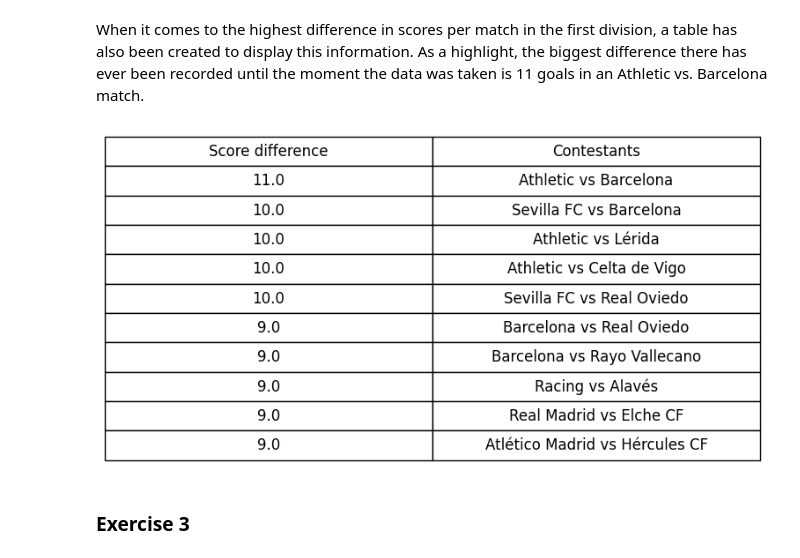
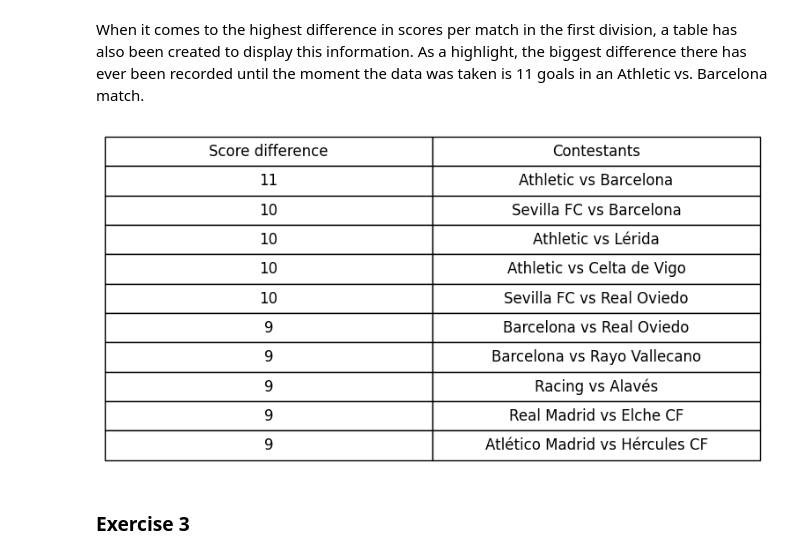
Before and after one commit to coders-unidas/la-quiniela, a Jupyter notebook: analysis/data_analysis.ipynb, the cells around one changed output. Cells and saved outputs as stored; diff of their text form; code cells hidden in the pictures.

```diff
--- a/analysis/data_analysis.ipynb
+++ b/analysis/data_analysis.ipynb
@@ -80,21 +80,22 @@ When it comes to the highest difference in scores per match in the first divisio
 # %%
 
 df_first_division['score_difference'] = np.abs(df_first_division["score_home_team"] - df_first_division["score_away_team"])
 df_first_division['game_name'] = df_first_division["home_team"] + ' vs ' + df_first_division["away_team"]
 differences = df_first_division.iloc[:, -2:].sort_values(by='score_difference', ascending=False).head(10)
 
 fig, ax = plt.subplots()
 
+differences['score_difference'] = differences['score_difference'].astype(int)
 table = ax.table(cellText=differences.values, colLabels=['Score difference', 'Contestants'], loc='center', cellLoc='center')
 
 table.auto_set_font_size(False)
 table.set_fontsize(12)
 table.scale(1.5, 2)
 ax.axis('off')
 
 plt.show()
 # %% [output]
-[figure, old version]
+[figure, new version]
 # %% [markdown]
 ### Exercise 3
 # %%
```
